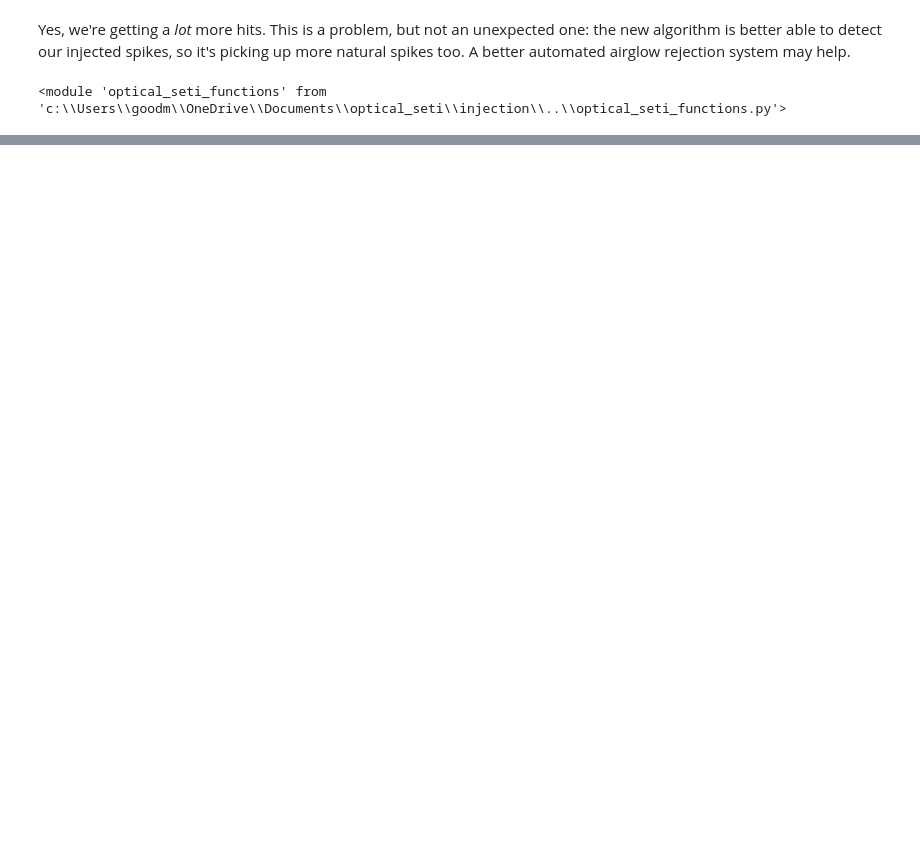
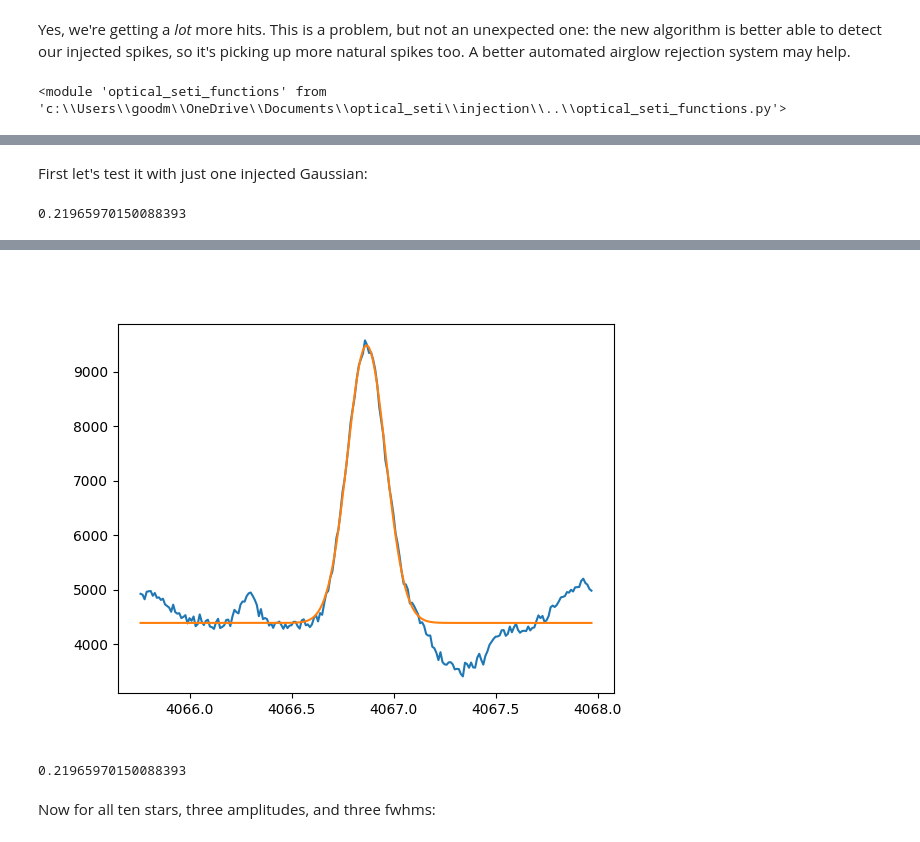
Before and after one commit to goodmanj/optical_seti, a Jupyter notebook: injection/injection-test.ipynb, the cells around one changed output, grey strips where cells are left out. Saved outputs shown, nothing was run; the diff lists cells and outputs as text; code cells hidden in the pictures; blank space fills up the shorter version.

Commit message:
Check gaussian fitting test for injected signals.  Includes histogram showing best-fit FWHMs.

```diff
--- a/injection/injection-test.ipynb
+++ b/injection/injection-test.ipynb
@@ -99,7 +99,7 @@ Statistics on the mean recovery rate, and its standard deviation among star file
 # Main injection test.  Inject n_injected gaussians into each of the observations, and count the percentage of spikes successfully recovered.
 # Do this for several areas[] under the Gaussian curve, and for several fwhms[].  Store the average recovery rate for each area and fwhm in recovery_rate_means[],
 # and the standard deviation in recovery_rate_stdevss[].
-n_injected = 10
+n_injected = 3
 areas = [10000,20000,100000]
 fwhms = [4,10,20]
 recovery_rate_means = np.zeros((len(areas),len(fwhms)))
@@ -467,0 +469,15 @@ fwhm = optical_seti_functions.gaussian_curve_fit(wave,arr1,new_hits_start[0],new
+# %% [markdown]
+First let's test it with just one injected Gaussian:
+# %%
+[wave,arr1] = optical_seti_functions.read_harps_file(star_files[0][0])
+hits_start_noinject, hits_end_noinject,count_noinject  = optical_seti_functions.seti_spike_analyzer(arr1, min_count = 4, max_count = 60, threshold_multiplier = 7.5, window_size = 1001,percentile=85)
+center = random.randint(0,array_length)
+modded_spectrum = Gaussian_Injector.add_gaussian_to_array(arr1, fwhm = fwhm_injected, amplitude=None, center=float(center), array_length=array_length, axis=-1, area=area_injected)
+hits_start_inject, hits_end_inject, count_inject = optical_seti_functions.seti_spike_analyzer(modded_spectrum, min_count = 4, max_count = 60, threshold_multiplier = 7.5, window_size = 1001,percentile=85)
+hits_start = [x for x in hits_start_inject if x not in hits_start_noinject]
+hits_end = [x for x in hits_end_inject if x not in hits_end_noinject]
+plt.figure(2)
+fwhm_recovered = optical_seti_functions.gaussian_curve_fit(wave,modded_spectrum,hits_start[0],hits_end[0],plot=True)
+print(fwhm_recovered)
+# %% [output]
+0.21965970150088393
@@ -467,0 +486,4 @@ fwhm = optical_seti_functions.gaussian_curve_fit(wave,arr1,new_hits_start[0],new
+[figure, added]
+0.21965970150088393
+# %% [markdown]
+Now for all ten stars, three amplitudes, and three fwhms:
```
Also changed, not shown: parts of 14 cells of this notebook, 6 other files.
